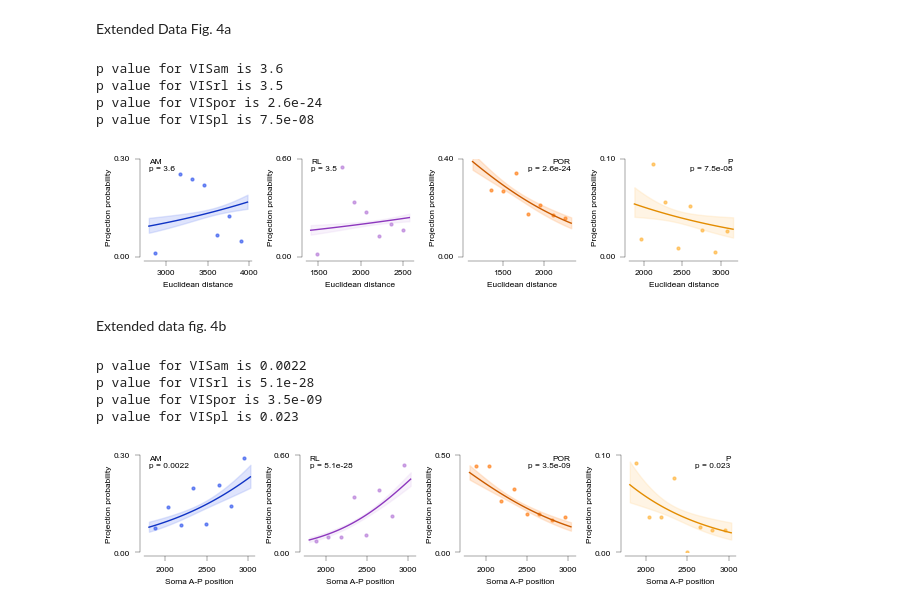
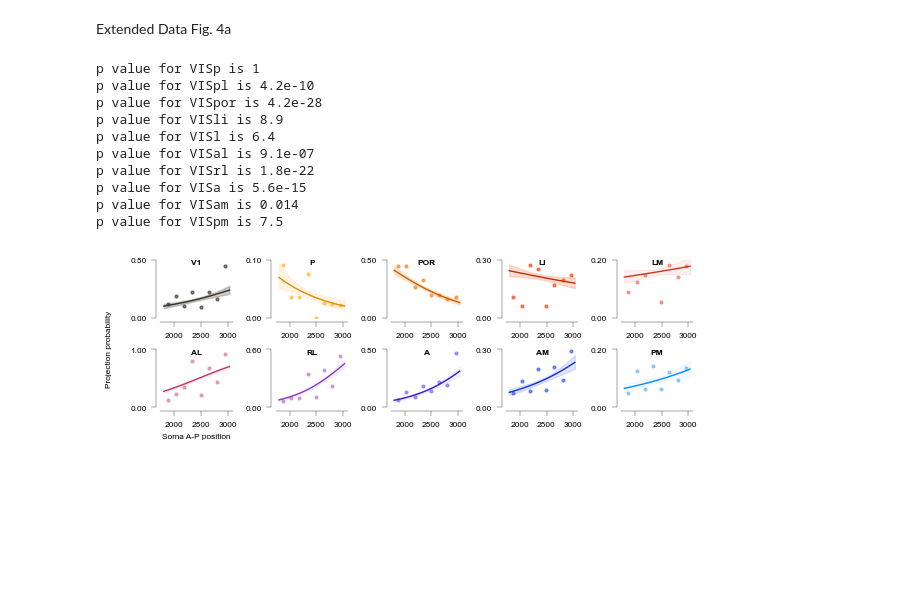
Before and after one commit to znamlab/MAPseq_processing, a Jupyter notebook: final_processing/FigureS4.ipynb, the cells around one changed output. Drawn from its saved outputs; the diff is of its cells as text; code cells hidden in the pictures; blank space fills up the shorter version.

```diff
--- a/final_processing/FigureS4.ipynb
+++ b/final_processing/FigureS4.ipynb
@@ -31,41 +31,24 @@ ff.set_font_params(gen_parameters)
 # %% [markdown]
 Extended Data Fig. 4a
 # %%
-combined_dict = mdp.samples_to_areas(mice = mice, proj_path=proj_path)
-all_mice_combined = pd.concat([
-    combined_dict[k]['homogenous_across_cubelet'][mdp.get_common_columns(mice=mice, combined_dict=combined_dict, cortex=True)]
-    for k in mice
-])
-AP_position_dict_list_combined, AP_soma_VC_sample = mdp.compute_mean_soma_AP_positions(gen_parameters=gen_parameters)
-areas_to_plot = ['VISam', 'VISrl', 'VISpor', 'VISpl']
+areas_to_plot = ['VISp','VISpl', 'VISpor', 'VISli', 'VISl', 'VISal', 'VISrl', 'VISa', 'VISam','VISpm']
 fig, axes = plt.subplots(
-    nrows=1,
-    ncols=4,
-    figsize=(6.5, 1.5),
+    nrows=2,
+    ncols=5,
+    figsize=(6, 2),
 )
-pltt.plot_area_projection_probs(areas_to_plot=areas_to_plot, gen_parameters=gen_parameters, combined_dict=combined_dict, AP_position_dict_list_combined=AP_position_dict_list_combined, fig=fig, axes=axes, only_plot_distance=True, include_pval=True)
-fig.savefig(f"{saving_path}/supplementary/s4a_dist_ap.pdf", format="pdf")
-fig.savefig(f"{saving_path}/supplementary/s4a_dist_ap.svg", format="svg")
+pltt.plot_area_projection_probs(areas_to_plot=areas_to_plot, gen_parameters=gen_parameters, fig=fig, axes=axes, only_plot_distance=False, include_pval=False, supplementary_fig = True)
+fig.savefig(f"{saving_path}/supplementary/s4a_all_vis_areas.pdf", format="pdf")
+fig.savefig(f"{saving_path}/supplementary/s4a_all_vis_areas.svg", format="svg")
 # %% [output]
-p value for VISam is 3.6
-p value for VISrl is 3.5
-p value for VISpor is 2.6e-24
-p value for VISpl is 7.5e-08
+p value for VISp is 1
+p value for VISpl is 4.2e-10
+p value for VISpor is 4.2e-28
+p value for VISli is 8.9
+p value for VISl is 6.4
+p value for VISal is 9.1e-07
+p value for VISrl is 1.8e-22
+p value for VISa is 5.6e-15
+p value for VISam is 0.014
+p value for VISpm is 7.5
-[figure, old version]
+[figure, new version]
-# %% [markdown]
-Extended data fig. 4b
-# %%
-fig, axes = plt.subplots(
-    nrows=1,
-    ncols=4,
-    figsize=(6.5, 1.5),
-)
-pltt.plot_area_projection_probs(areas_to_plot=areas_to_plot, gen_parameters=gen_parameters, combined_dict=combined_dict, AP_position_dict_list_combined=AP_position_dict_list_combined, fig=fig, axes=axes, include_dist_as_covariate=True, include_pval=True)
-fig.savefig(f"{saving_path}/supplementary/s4b_dist_covar_ap.pdf", format="pdf")
-fig.savefig(f"{saving_path}/supplementary/s4b_dist_covar_ap.svg", format="svg")
-# %% [output]
-p value for VISam is 0.0022
-p value for VISrl is 5.1e-28
-p value for VISpor is 3.5e-09
-p value for VISpl is 0.023
-[figure, removed]
```
Also changed, not shown: 7 other files.
